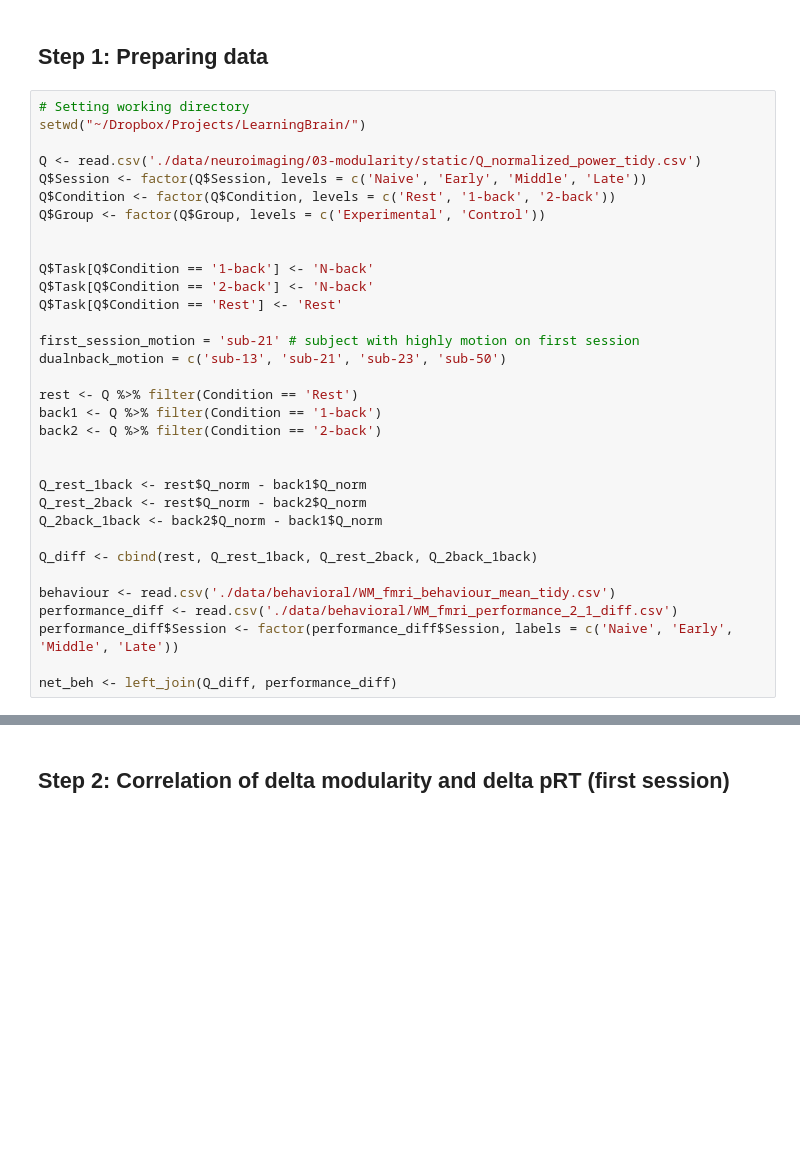
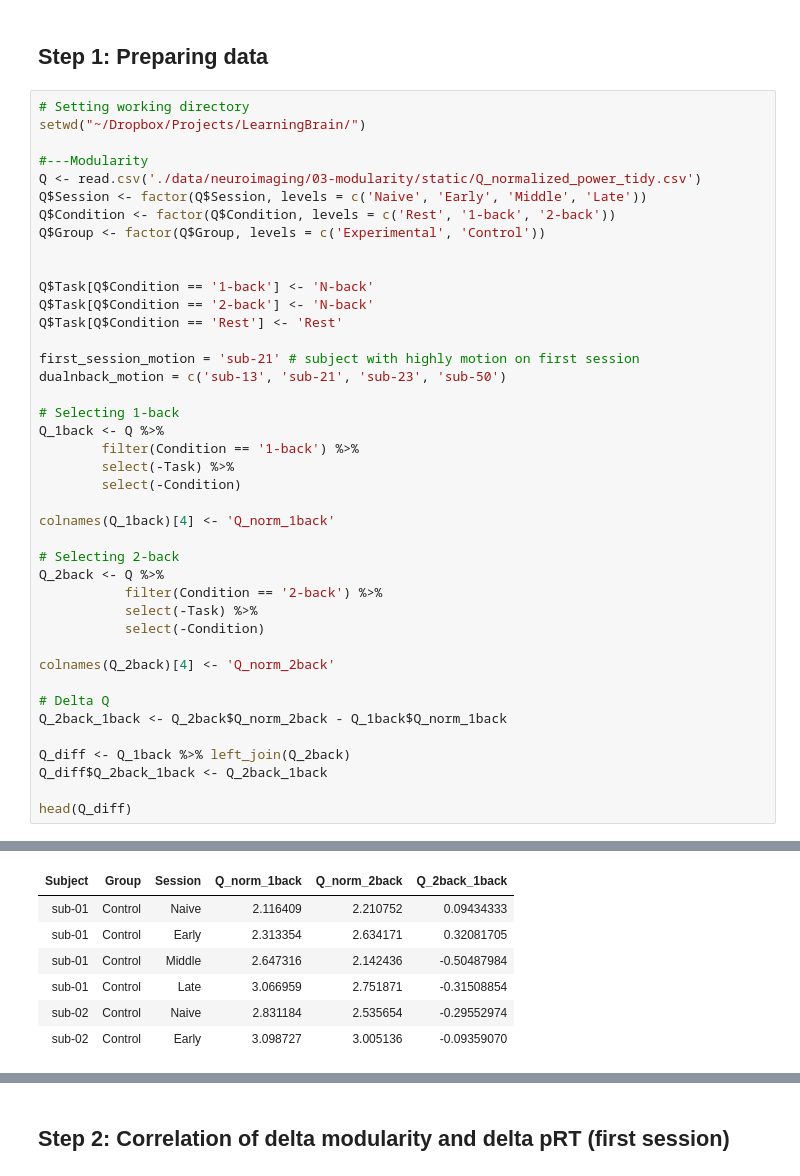
Before and after one commit to kfinc/wm-training-modularity, a Jupyter notebook: 03-static_FC_analyses/04-modularity-behaviour_stats.ipynb, the cells around one changed output, grey strips where cells are left out. Saved outputs shown, nothing was run; the diff lists cells and outputs as text; blank space fills up the shorter version.

```diff
--- a/03-static_FC_analyses/04-modularity-behaviour_stats.ipynb
+++ b/03-static_FC_analyses/04-modularity-behaviour_stats.ipynb
@@ -39,6 +37,7 @@ Step 1: Preparing data
 # Setting working directory
 setwd("~/Dropbox/Projects/LearningBrain/")
 
+#---Modularity
 Q <- read.csv('./data/neuroimaging/03-modularity/static/Q_normalized_power_tidy.csv')
 Q$Session <- factor(Q$Session, levels = c('Naive', 'Early', 'Middle', 'Late'))
 Q$Condition <- factor(Q$Condition, levels = c('Rest', '1-back', '2-back'))
@@ -52,21 +51,28 @@ Q$Task[Q$Condition == 'Rest'] <- 'Rest'
 first_session_motion = 'sub-21' # subject with highly motion on first session
 dualnback_motion = c('sub-13', 'sub-21', 'sub-23', 'sub-50')
 
-rest <- Q %>% filter(Condition == 'Rest')
-back1 <- Q %>% filter(Condition == '1-back')
-back2 <- Q %>% filter(Condition == '2-back')
+# Selecting 1-back
+Q_1back <- Q %>%
+        filter(Condition == '1-back') %>%
+        select(-Task) %>%
+        select(-Condition)
 
+colnames(Q_1back)[4] <- 'Q_norm_1back'
 
-Q_rest_1back <- rest$Q_norm - back1$Q_norm
-Q_rest_2back <- rest$Q_norm - back2$Q_norm
-Q_2back_1back <- back2$Q_norm - back1$Q_norm
+# Selecting 2-back
+Q_2back <- Q %>%
+           filter(Condition == '2-back') %>%
+           select(-Task) %>%
+           select(-Condition)
 
-Q_diff <- cbind(rest, Q_rest_1back, Q_rest_2back, Q_2back_1back)
+colnames(Q_2back)[4] <- 'Q_norm_2back'
 
-behaviour <- read.csv('./data/behavioral/WM_fmri_behaviour_mean_tidy.csv')
-performance_diff <- read.csv('./data/behavioral/WM_fmri_performance_2_1_diff.csv')
-performance_diff$Session <- factor(performance_diff$Session, labels = c('Naive', 'Early', 'Middle', 'Late'))
+# Delta Q
+Q_2back_1back <- Q_2back$Q_norm_2back - Q_1back$Q_norm_1back
 
-net_beh <- left_join(Q_diff, performance_diff)
+Q_diff <- Q_1back %>% left_join(Q_2back)
+Q_diff$Q_2back_1back <- Q_2back_1back
+
+head(Q_diff)
 # %% [output]
 Joining, by = c("Subject", "Group", "Session")
@@ -74,0 +79,7 @@ Warning message:
+| Subject | Group | Session | Q_norm_1back | Q_norm_2back | Q_2back_1back |
+| sub-01 | Control | Naive | 2.116409 | 2.210752 | 0.09434333 |
+| sub-01 | Control | Early | 2.313354 | 2.634171 | 0.32081705 |
+| sub-01 | Control | Middle | 2.647316 | 2.142436 | -0.50487984 |
+| sub-01 | Control | Late | 3.066959 | 2.751871 | -0.31508854 |
+| sub-02 | Control | Naive | 2.831184 | 2.535654 | -0.29552974 |
+| sub-02 | Control | Early | 3.098727 | 3.005136 | -0.09359070 |
```
Also changed, not shown: parts of 12 cells of this notebook, 2 other files.
